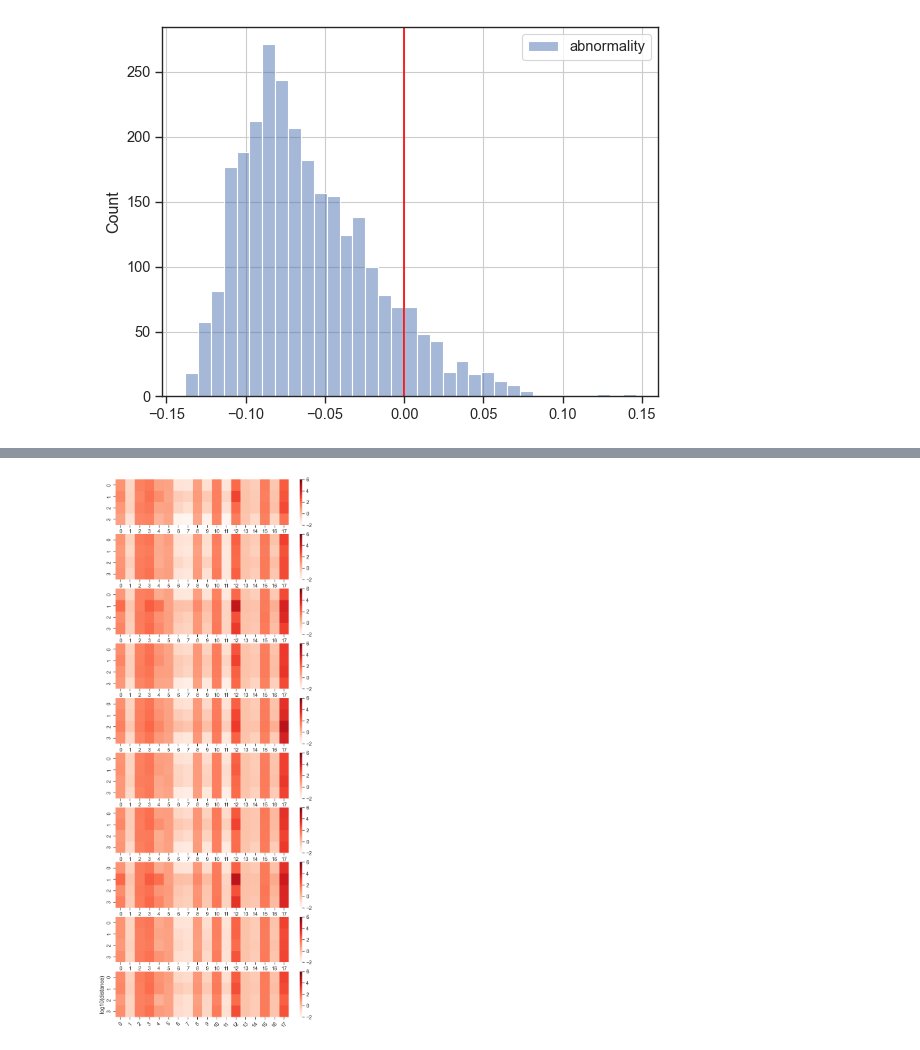
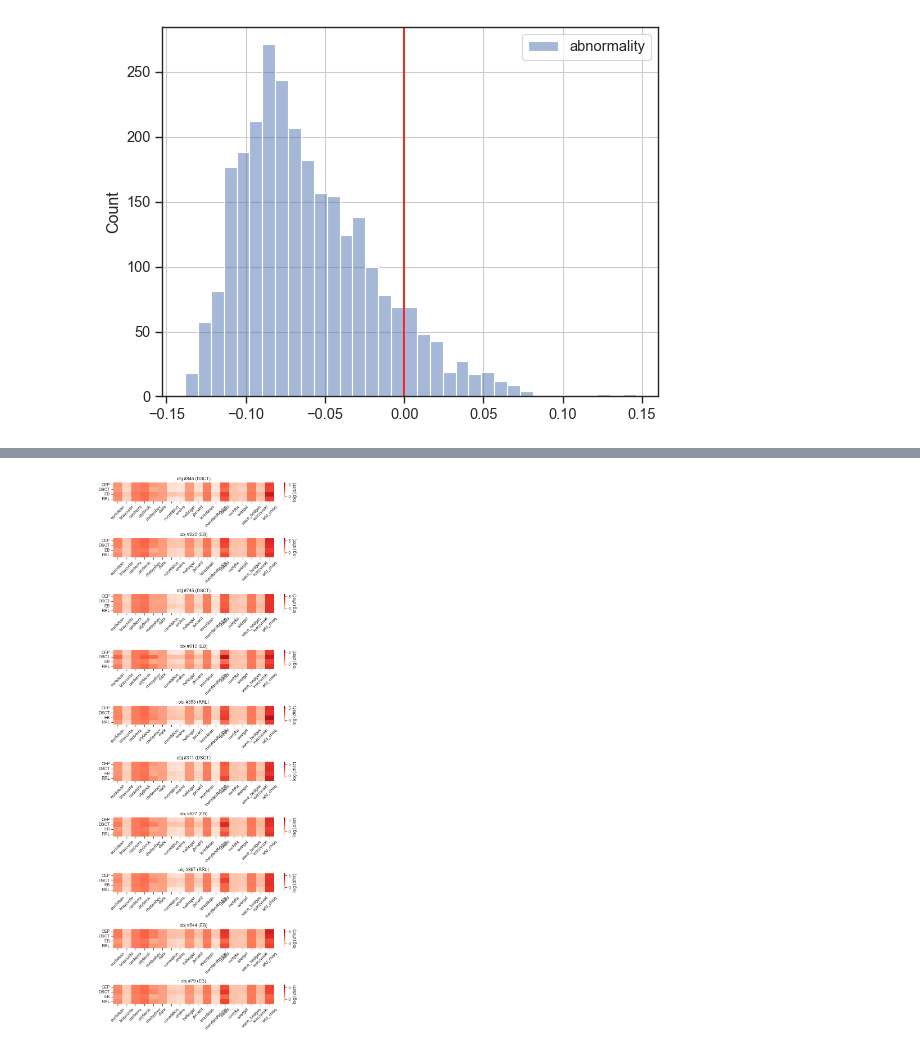
Before and after one commit to sidchaini/DistanceAnomalies, a Jupyter notebook: 03. distances features eda/03c. dcpy outliers.ipynb, the cells around one changed output, grey strips where cells are left out. Cells and saved outputs as stored; diff of their text form; code cells hidden in the pictures.

```diff
--- a/03. distances features eda/03c. dcpy outliers.ipynb
+++ b/03. distances features eda/03c. dcpy outliers.ipynb
@@ -111,7 +99,0 @@ DistanceMetricClassifier()
-# %%
-for metric in tqdm(all_metrics, desc="Metric", leave=True):
-    metric_str = utils.get_metric_name(metric)
-    _ = lcdc.predict_and_analyse(X, metric=metric)
-
-    dist_df = lcdc.centroid_dist_df_
-    break
@@ -186,18 +112,8 @@ for metric in tqdm(all_metrics, desc="Metric", leave=True):
 
     dist_df = lcdc.centroid_dist_df_
 
-    dist_df['closest_distance'] = dist_df.min(axis=1)
-
-    # standard scale w/mean?
-    # mean = dist_df['closest_distance'].mean()
-    # std  = dist_df['closest_distance'].std()
-    # dist_df['abnormality_mean'] = (dist_df['closest_distance'] - mean) / std
-
-    # standard scale w/median?
-    # med = dist_df['closest_distance'].median()
-    # mad = stats.median_abs_deviation(dist_df['closest_distance'])
-    # dist_df['abnormality_median'] = (dist_df['closest_distance'] - med) / mad
+    dist_df['minimum_distance'] = dist_df.min(axis=1)
+    dist_df['median_distance'] = dist_df.min(axis=1)
 
     dist_df.index.name = "sample_num"
-    #dist_df=(dist_df.sort_values(by="abnormality_mean",ascending=False))
     dist_df_dict[metric_str] = dist_df
@@ -207,5 +120,10 @@ Index(['CEP', 'DSCT', 'EB', 'RRL'], dtype='object')
 # %%
 n_metrics = len(all_metrics)
-clusters = dist_df.columns[:-1].str.replace("_dist","")
+clusters = np.unique(y)
 n_clusters =len(clusters)
 n_objects = dist_df.shape[0]
+
+
+print(f"n: {n_objects=}")
+print(f"m: {n_metrics=}")
+print(f"k: {n_clusters=}")
@@ -256,6 +161,8 @@ axs = axs.ravel()
 for i, objnum in enumerate(np.random.randint(1000,size=10)):
     sns.violinplot(data=pd.DataFrame(np.log10(dist_df_arr[objnum]).T, columns=clusters),ax=axs[i])
     plt.title(f'Distribution of log10 distances for object {objnum}')
-    plt.ylabel('log10(distance)')
-    plt.xticks(rotation=45)
+    axs[i].set_ylabel(r"$\log{(dist)}$")
+    axs[i].set_title(f"obj #{objnum} ({y[objnum]})")
+plt.tight_layout()
+plt.show()
 # %% [output]
@@ -263,9 +170,12 @@ for i, objnum in enumerate(np.random.randint(1000,size=10)):
 # %%
 fig, axs = plt.subplots(10, 1, figsize=(8, 20))
 axs = axs.ravel()
 for i, objnum in enumerate(np.random.randint(1000,size=10)):
-    sns.heatmap(np.log10(dist_df_arr[objnum]),cmap="Reds",ax=axs[i], vmin=-2, vmax=6)
-    plt.ylabel('log10(distance)')
-    plt.xticks(rotation=45)
+    sns.heatmap(pd.DataFrame(np.log10(dist_df_arr[objnum]), index=clusters, columns=all_metrics),cmap="Reds",ax=axs[i],
+                vmin=-2, vmax=6, cbar_kws={'label': r"$\log{(dist)}$"})
+    axs[i].set_title(f"obj #{objnum} ({y[objnum]})")
+    axs[i].tick_params(axis='x', labelrotation=45)
+plt.tight_layout()
+plt.show()
 # %% [output]
-[figure, old version]
+[figure, new version]
```
Also changed, not shown: parts of 34 cells of this notebook, 1 other file.
